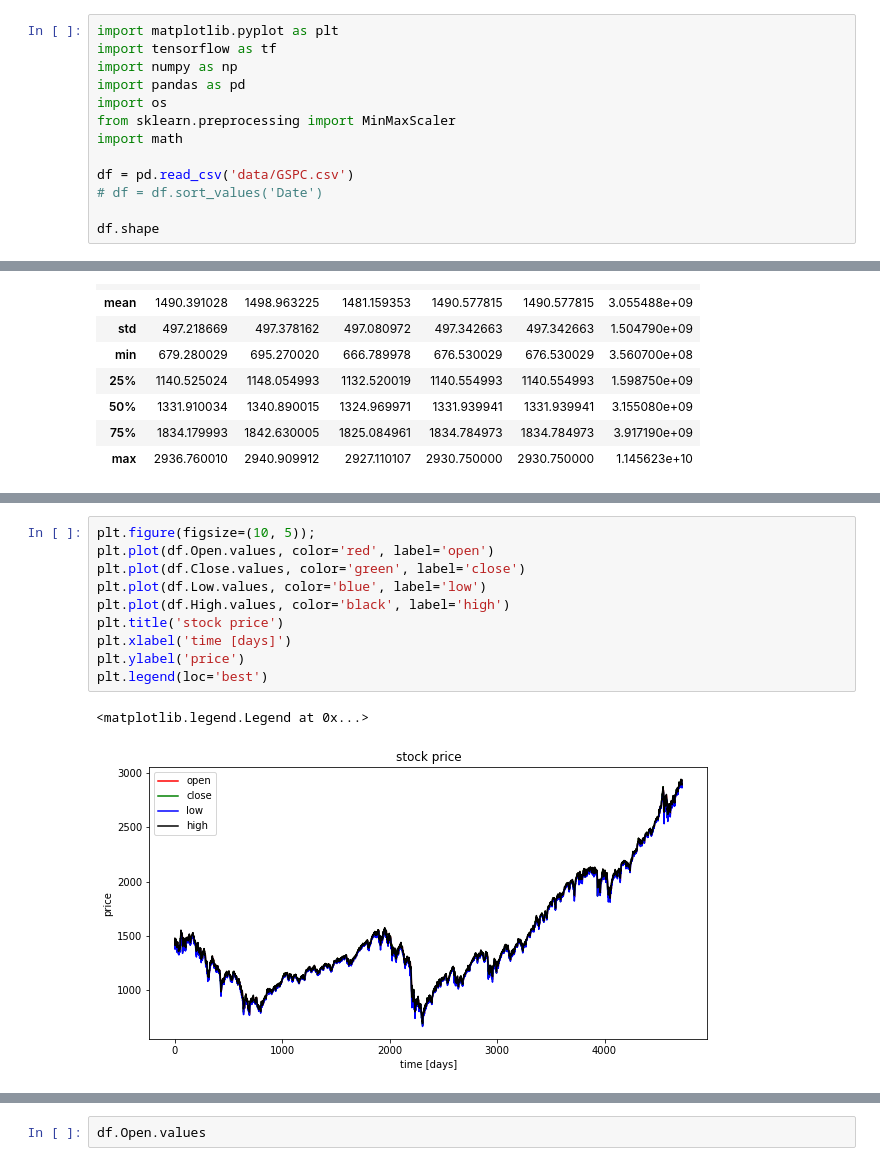
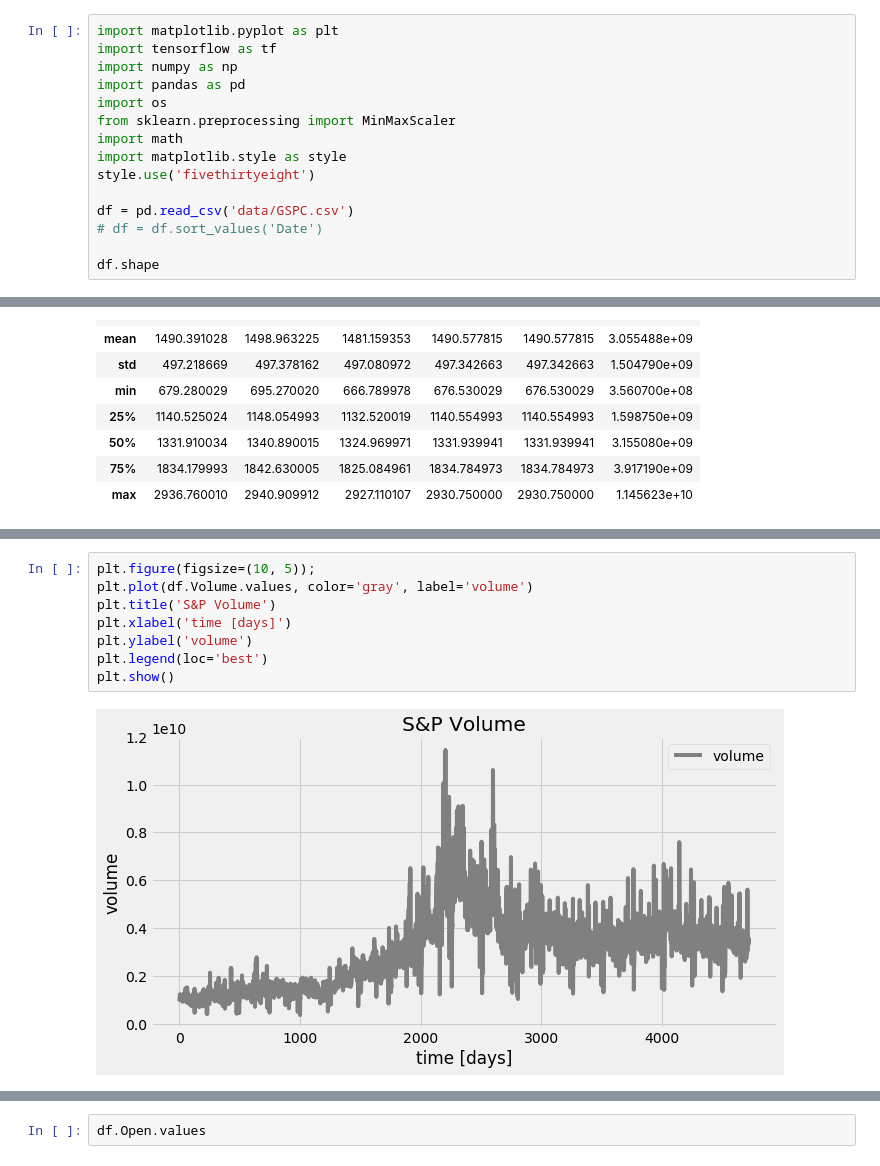
Before and after one commit to Venkat-Rajgopal/Blog-post-codes, a Jupyter notebook: LSTM Stock Predictions/rnn_prediction.ipynb, the cells around one changed output, grey strips where cells are left out. Drawn from its saved outputs; the diff is of its cells as text.

Commit message:
plot update

```diff
--- a/LSTM Stock Predictions/rnn_prediction.ipynb
+++ b/LSTM Stock Predictions/rnn_prediction.ipynb
@@ -8,6 +8,8 @@ import pandas as pd
 import os
 from sklearn.preprocessing import MinMaxScaler
 import math
+import matplotlib.style as style
+style.use('fivethirtyeight')
 
 df = pd.read_csv('data/GSPC.csv')
 # df = df.sort_values('Date')
@@ -59,13 +88,10 @@ df.describe()
 # %%
 plt.figure(figsize=(10, 5));
-plt.plot(df.Open.values, color='red', label='open')
-plt.plot(df.Close.values, color='green', label='close')
-plt.plot(df.Low.values, color='blue', label='low')
-plt.plot(df.High.values, color='black', label='high')
-plt.title('stock price')
+plt.plot(df.Volume.values, color='gray', label='volume')
+plt.title('S&P Volume')
 plt.xlabel('time [days]')
-plt.ylabel('price')
+plt.ylabel('volume')
 plt.legend(loc='best')
+plt.show()
 # %% [output]
-<matplotlib.legend.Legend at 0x...>
-[figure, old version]
+[figure, new version]
```
Also changed, not shown: parts of 2 cells of this notebook.
